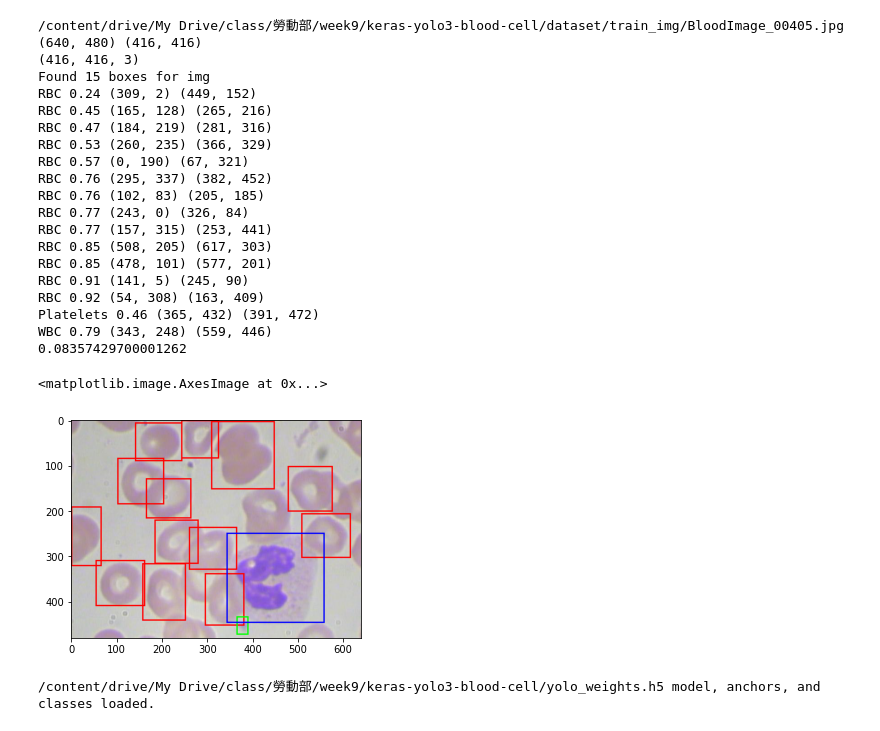
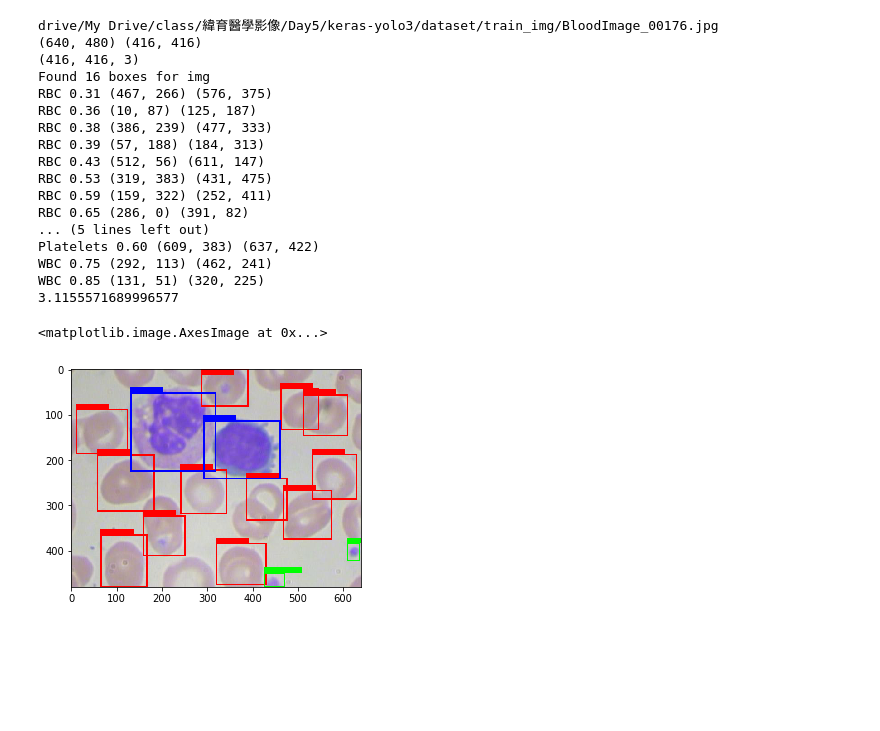
Before and after one commit to erichsiao1106/yolo3, a Jupyter notebook: yolo_display.ipynb, the cells around one changed output. Drawn from its saved outputs; the diff is of its cells as text; code cells hidden in the pictures; blank space fills up the shorter version.

```diff
--- a/yolo_display.ipynb
+++ b/yolo_display.ipynb
@@ -33,11 +21,11 @@ Using TensorFlow backend.
 # %%
-classes_path = os.path.join(FOLDER_PATH, 'model_data/bccd_classes.txt')
+classes_path = 'drive/My Drive/緯育醫學影像/Day5/keras-yolo3/model_data/bccd_classes.txt'
 class_names = get_classes(classes_path)
 num_classes = len(class_names)
-anchors_path = os.path.join(FOLDER_PATH, 'model_data/yolo_anchors.txt')
+anchors_path = 'drive/My Drive/緯育醫學影像/Day5/keras-yolo3/model_data/yolo_anchors.txt'
 anchors = get_anchors(anchors_path)
 
-yolo = YOLO(model_path=os.path.join(FOLDER_PATH, 'ep054-loss69.912-val_loss72.532.h5'),
+yolo = YOLO(model_path='drive/My Drive/緯育醫學影像/Day5/keras-yolo3/ep054-loss69.912-val_loss72.532.h5',
             classes_path=classes_path,
             anchors_path=anchors_path)
 # %% [output]
@@ -51,43 +33,27 @@ Use tf.where in 2.0, which has the same broadcast rule as np.where
 # %%
-path = np.random.choice(glob(os.path.join(FOLDER_PATH, 'dataset/train_img/*')), 1)[0]
+path = np.random.choice(glob('drive/My Drive/緯育醫學影像/Day5/keras-yolo3/dataset/train_img/*'), 1)[0]
 print(path)
 image = Image.open(path)
 r_image = yolo.detect_image(image)
 r_image.show()
 plt.imshow(r_image)
 # %% [output]
-/content/drive/My Drive/class/勞動部/week9/keras-yolo3-blood-cell/dataset/train_img/BloodImage_00405.jpg
+drive/My Drive/class/緯育醫學影像/Day5/keras-yolo3/dataset/train_img/BloodImage_00176.jpg
 (640, 480) (416, 416)
 (416, 416, 3)
-Found 15 boxes for img
-RBC 0.24 (309, 2) (449, 152)
-RBC 0.45 (165, 128) (265, 216)
-RBC 0.47 (184, 219) (281, 316)
-RBC 0.53 (260, 235) (366, 329)
-RBC 0.57 (0, 190) (67, 321)
-RBC 0.76 (295, 337) (382, 452)
-RBC 0.76 (102, 83) (205, 185)
-RBC 0.77 (243, 0) (326, 84)
-RBC 0.77 (157, 315) (253, 441)
-RBC 0.85 (508, 205) (617, 303)
-RBC 0.85 (478, 101) (577, 201)
-RBC 0.91 (141, 5) (245, 90)
-RBC 0.92 (54, 308) (163, 409)
-Platelets 0.46 (365, 432) (391, 472)
-WBC 0.79 (343, 248) (559, 446)
-0.08357429700001262
+Found 16 boxes for img
+RBC 0.31 (467, 266) (576, 375)
+RBC 0.36 (10, 87) (125, 187)
+RBC 0.38 (386, 239) (477, 333)
+RBC 0.39 (57, 188) (184, 313)
+RBC 0.43 (512, 56) (611, 147)
+RBC 0.53 (319, 383) (431, 475)
+RBC 0.59 (159, 322) (252, 411)
+RBC 0.65 (286, 0) (391, 82)
+... (5 lines left out)
+Platelets 0.60 (609, 383) (637, 422)
+WBC 0.75 (292, 113) (462, 241)
+WBC 0.85 (131, 51) (320, 225)
+3.1155571689996577
 <matplotlib.image.AxesImage at 0x...>
-[figure, old version]
+[figure, new version]
-# %%
-# COCO pre-trained
-classes_path = os.path.join(FOLDER_PATH, 'model_data/coco_classes.txt')
-class_names = get_classes(classes_path)
-num_classes = len(class_names)
-anchors_path = os.path.join(FOLDER_PATH, 'model_data/yolo_anchors.txt')
-anchors = get_anchors(anchors_path)
-
-yolo = YOLO(model_path=os.path.join(FOLDER_PATH, 'yolo_weights.h5'),
-            classes_path=classes_path,
-            anchors_path=anchors_path)
-# %% [output]
-/content/drive/My Drive/class/勞動部/week9/keras-yolo3-blood-cell/yolo_weights.h5 model, anchors, and classes loaded.
```
Also changed, not shown: parts of 7 cells of this notebook.
